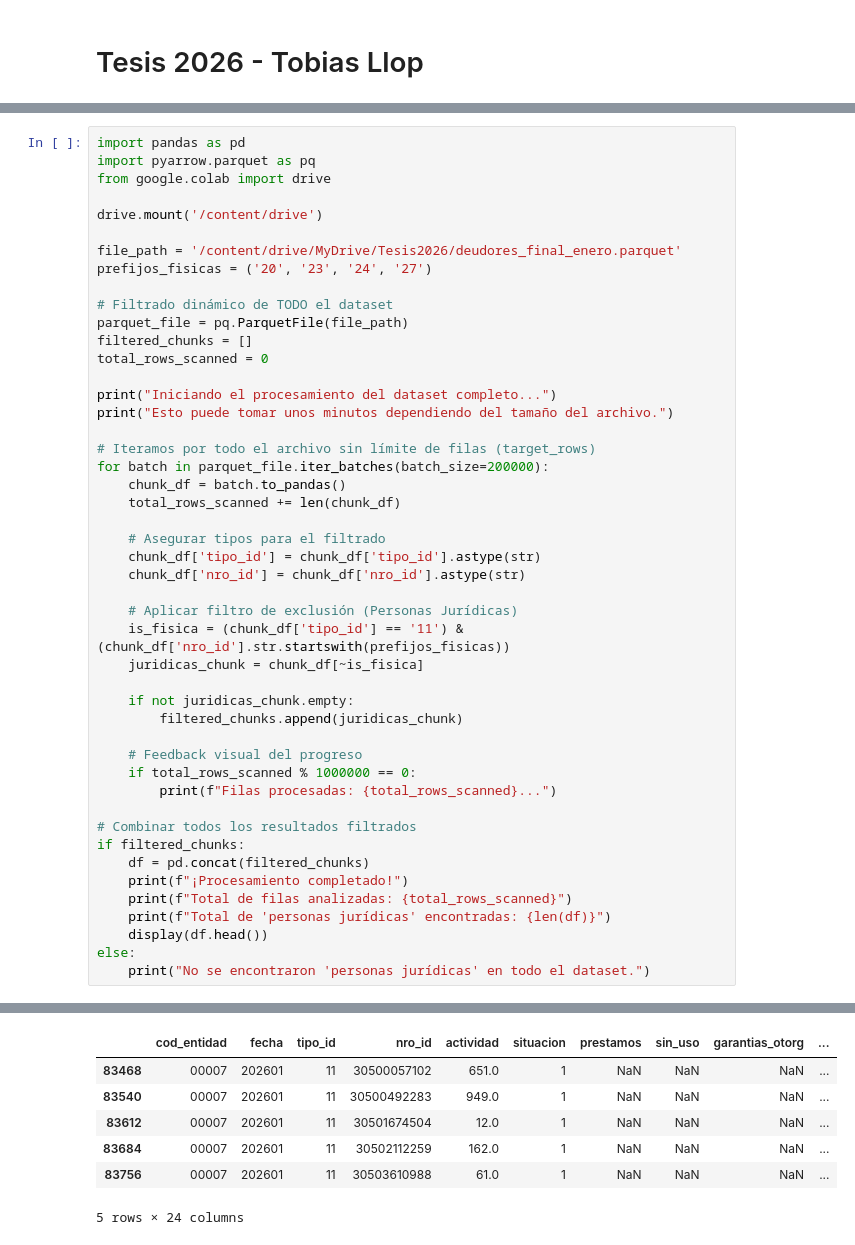
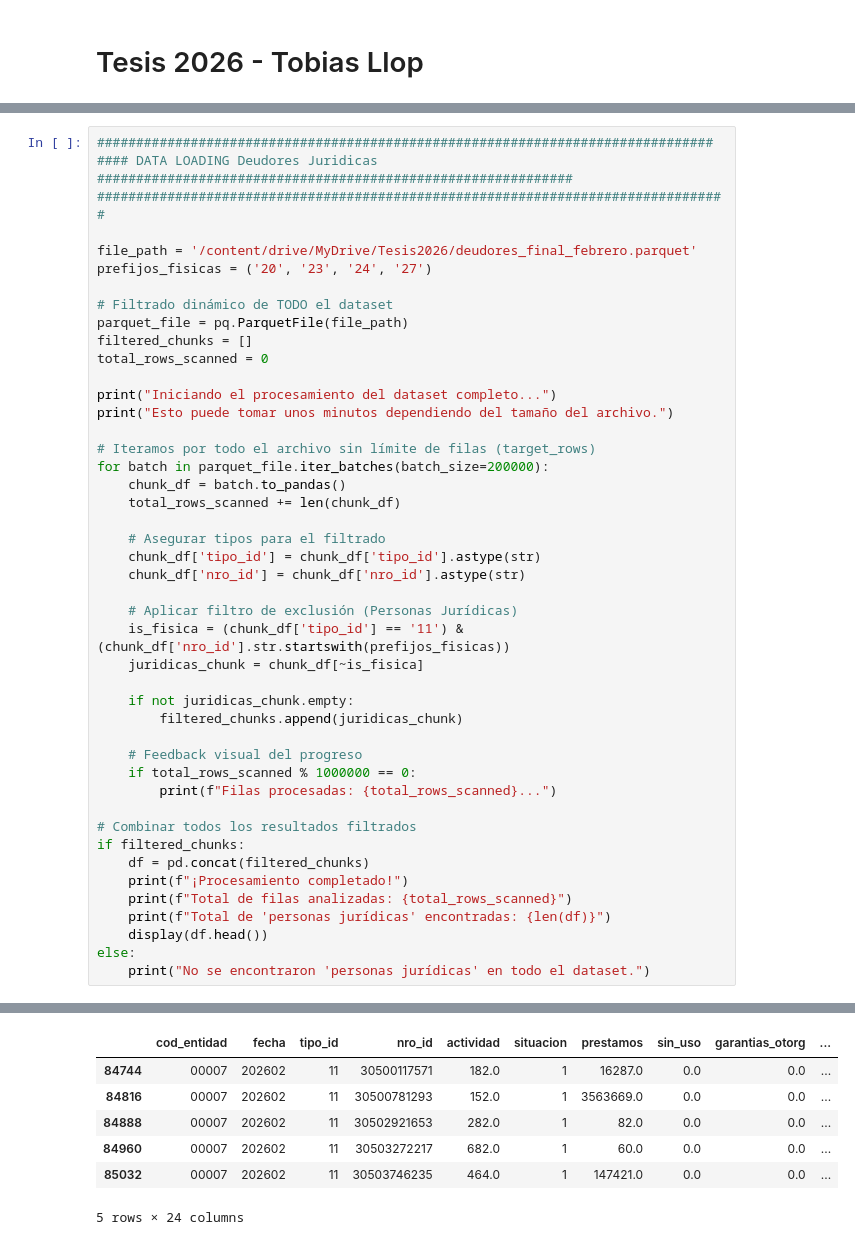
Before and after one commit to tobiasllop/Tesis, a Jupyter notebook: Tesis.ipynb, the cells around one changed output, grey strips where cells are left out. Cells and saved outputs as stored; diff of their text form.

```diff
--- a/Tesis.ipynb
+++ b/Tesis.ipynb
@@ -10,11 +19,9 @@ import matplotlib as plt
 # %%
-import pandas as pd
-import pyarrow.parquet as pq
-from google.colab import drive
+###############################################################################
+#### DATA LOADING Deudores Juridicas #############################################################
+#################################################################################
 
-drive.mount('/content/drive')
-
-file_path = '/content/drive/MyDrive/Tesis2026/deudores_final_enero.parquet'
+file_path = '/content/drive/MyDrive/Tesis2026/deudores_final_febrero.parquet'
 prefijos_fisicas = ('20', '23', '24', '27')
 
 # Filtrado dinámico de TODO el dataset
@@ -75,8 +82,8 @@ Total de 'personas jurídicas' encontradas: 473653
 |  | cod_entidad | fecha | tipo_id | nro_id | actividad | situacion | prestamos | sin_uso | garantias_otorg | ... |
-| 83468 | 00007 | 202601 | 11 | 30500057102 | 651.0 | 1 | NaN | NaN | NaN | ... |
-| 83540 | 00007 | 202601 | 11 | 30500492283 | 949.0 | 1 | NaN | NaN | NaN | ... |
-| 83612 | 00007 | 202601 | 11 | 30501674504 | 12.0 | 1 | NaN | NaN | NaN | ... |
-| 83684 | 00007 | 202601 | 11 | 30502112259 | 162.0 | 1 | NaN | NaN | NaN | ... |
-| 83756 | 00007 | 202601 | 11 | 30503610988 | 61.0 | 1 | NaN | NaN | NaN | ... |
+| 84744 | 00007 | 202602 | 11 | 30500117571 | 182.0 | 1 | 16287.0 | 0.0 | 0.0 | ... |
+| 84816 | 00007 | 202602 | 11 | 30500781293 | 152.0 | 1 | 3563669.0 | 0.0 | 0.0 | ... |
+| 84888 | 00007 | 202602 | 11 | 30502921653 | 282.0 | 1 | 82.0 | 0.0 | 0.0 | ... |
+| 84960 | 00007 | 202602 | 11 | 30503272217 | 682.0 | 1 | 60.0 | 0.0 | 0.0 | ... |
+| 85032 | 00007 | 202602 | 11 | 30503746235 | 464.0 | 1 | 147421.0 | 0.0 | 0.0 | ... |
 5 rows × 24 columns
 # %%
```
Also changed, not shown: parts of 11 cells of this notebook.
